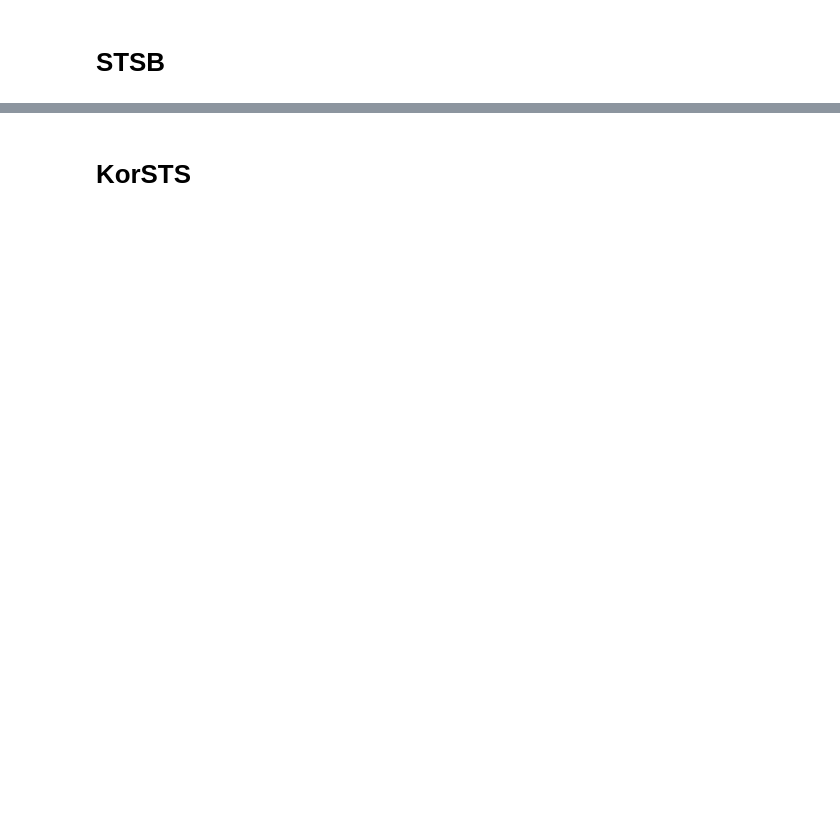
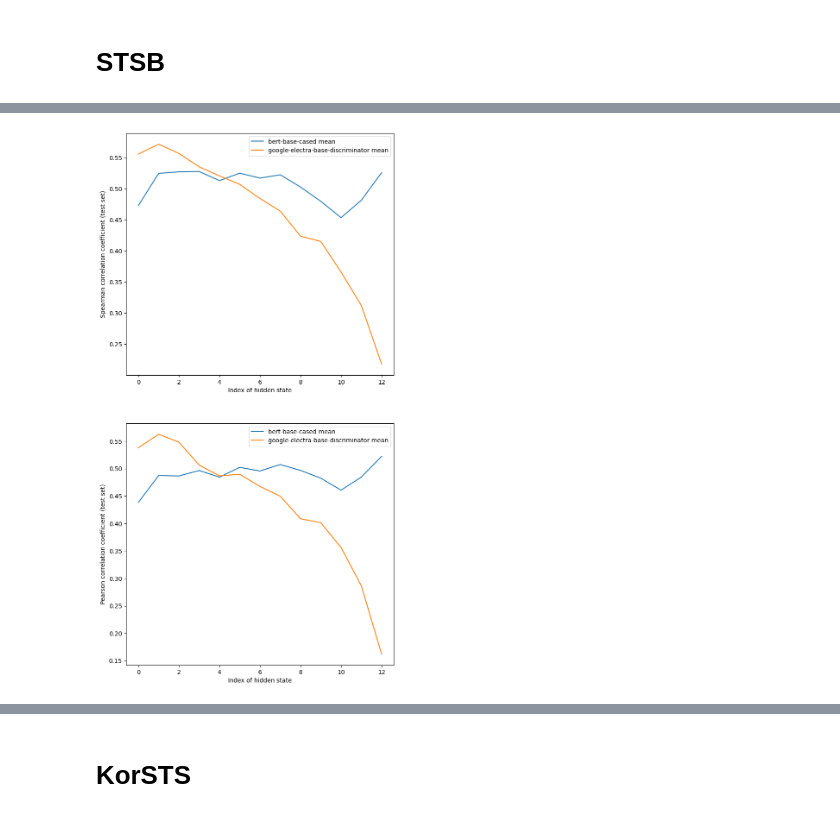
Before and after one commit to ir2718/similarity-embedding-quality, a Jupyter notebook: notebooks/comparison2.ipynb, the cells around one changed output, grey strips where cells are left out. Saved outputs shown, nothing was run; the diff lists cells and outputs as text; code cells hidden in the pictures; blank space fills up the shorter version.

```diff
--- a/notebooks/comparison2.ipynb
+++ b/notebooks/comparison2.ipynb
@@ -118,0 +66,4 @@ for x in models:
+# %%
+plot_func(models, unsupervised="_unsupervised")
+# %% [output]
+[figure, added]
```
Also changed, not shown: parts of 24 cells of this notebook.
